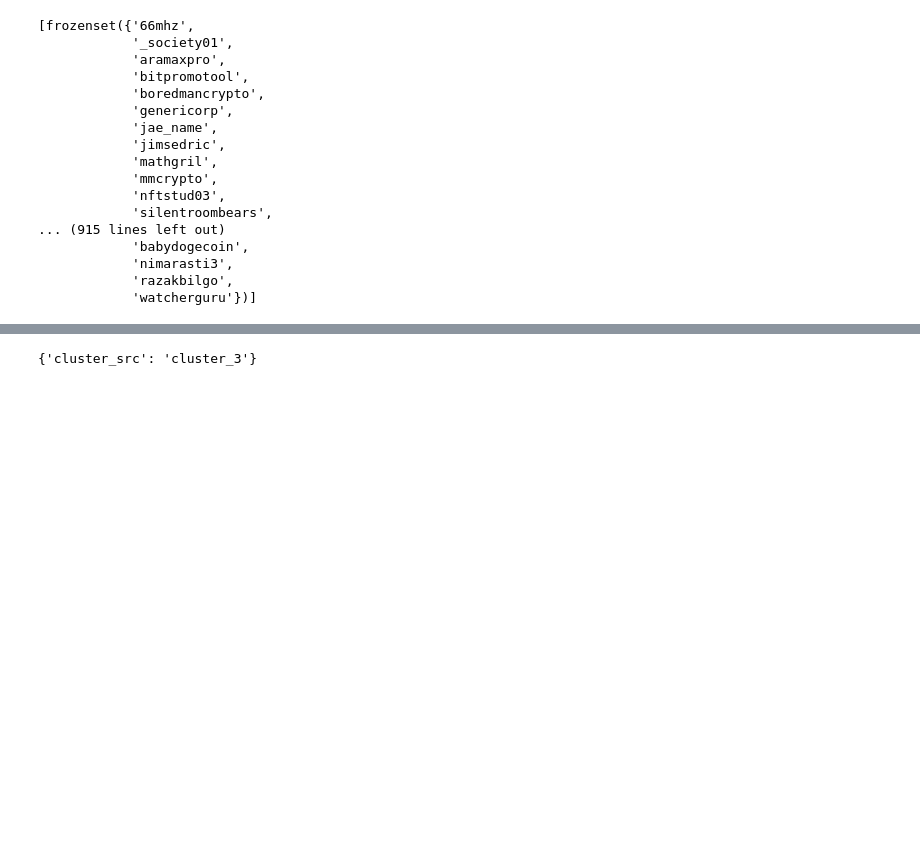
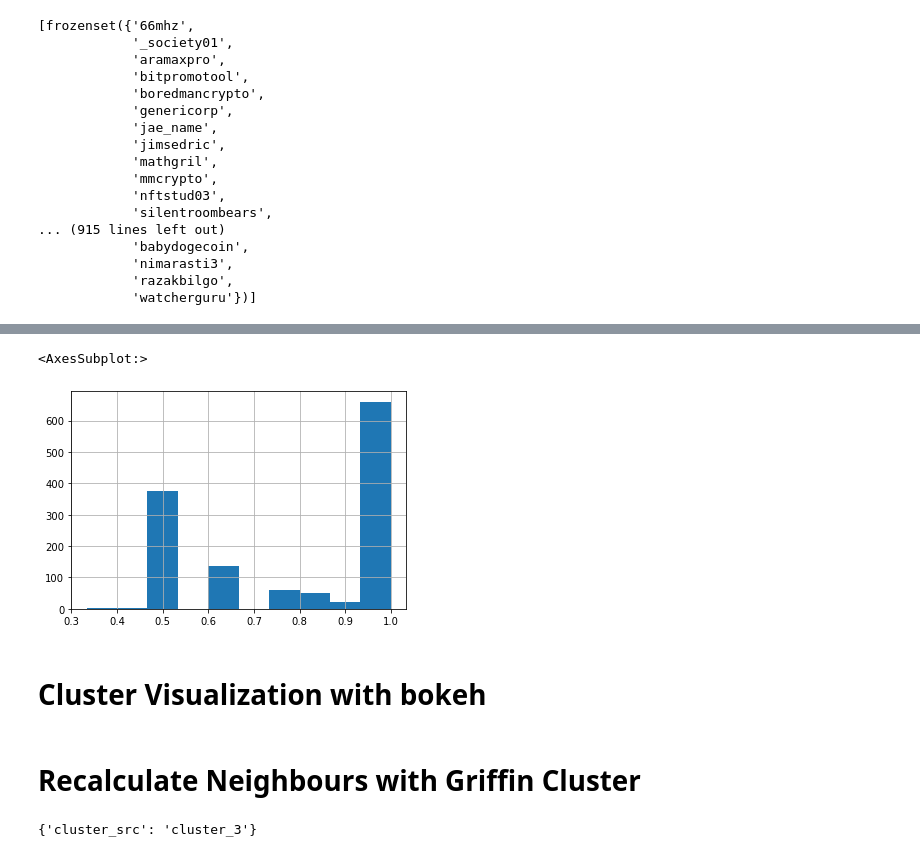
Before and after one commit to christianschwendner/coins_2122, a Jupyter notebook: Model/Model_per_Currency_wip.ipynb, the cells around one changed output, grey strips where cells are left out. Saved outputs shown, nothing was run; the diff lists cells and outputs as text; code cells hidden in the pictures; blank space fills up the shorter version.

```diff
--- a/Model/Model_per_Currency_wip.ipynb
+++ b/Model/Model_per_Currency_wip.ipynb
@@ -429,3 +671,12 @@ c
+# %%
+nodelist_mc['cluster_strength'].hist()
+# %% [output]
+<AxesSubplot:>
+[figure, added]
+# %% [markdown]
+# Cluster Visualization with bokeh
+# %% [markdown]
+# Recalculate Neighbours with Griffin Cluster
 # %%
 nx.set_node_attributes(G, pd.Series(ng.cluster_src, index=ng.src).to_dict(), 'cluster_src')
 # %%
```
Also changed, not shown: parts of 24 cells of this notebook.
